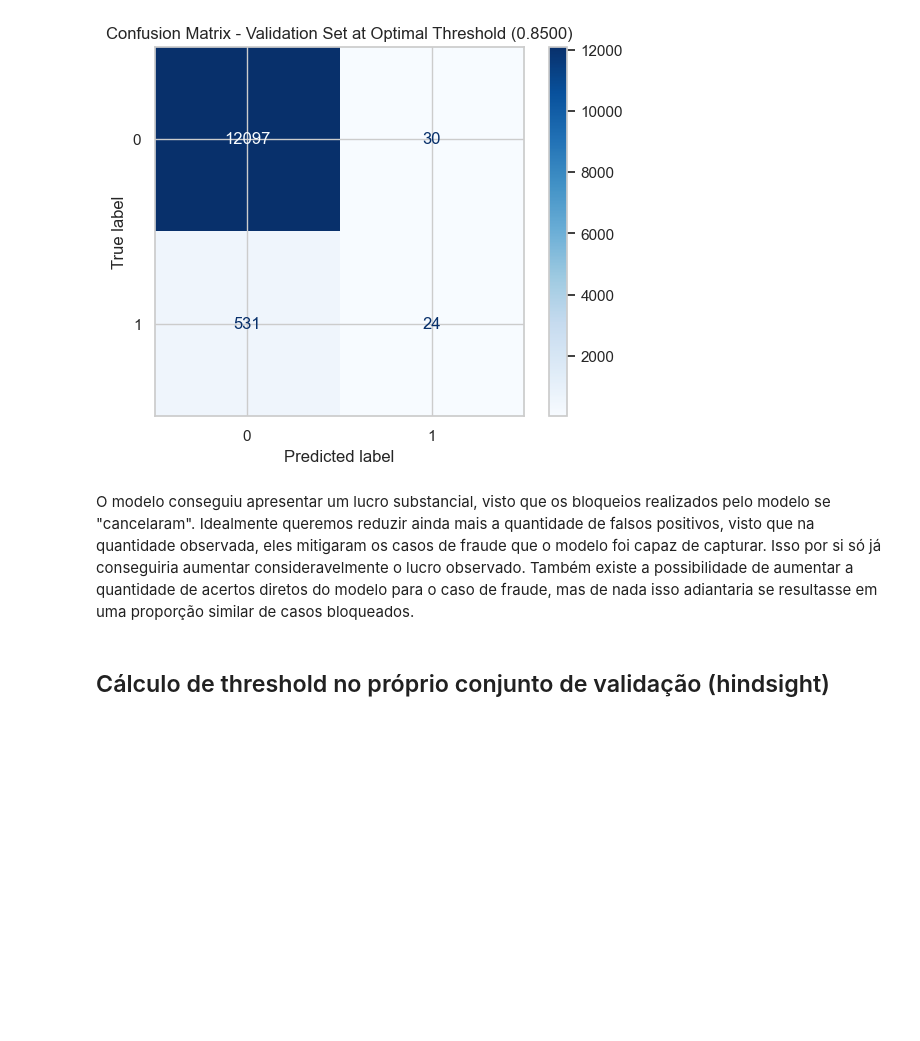
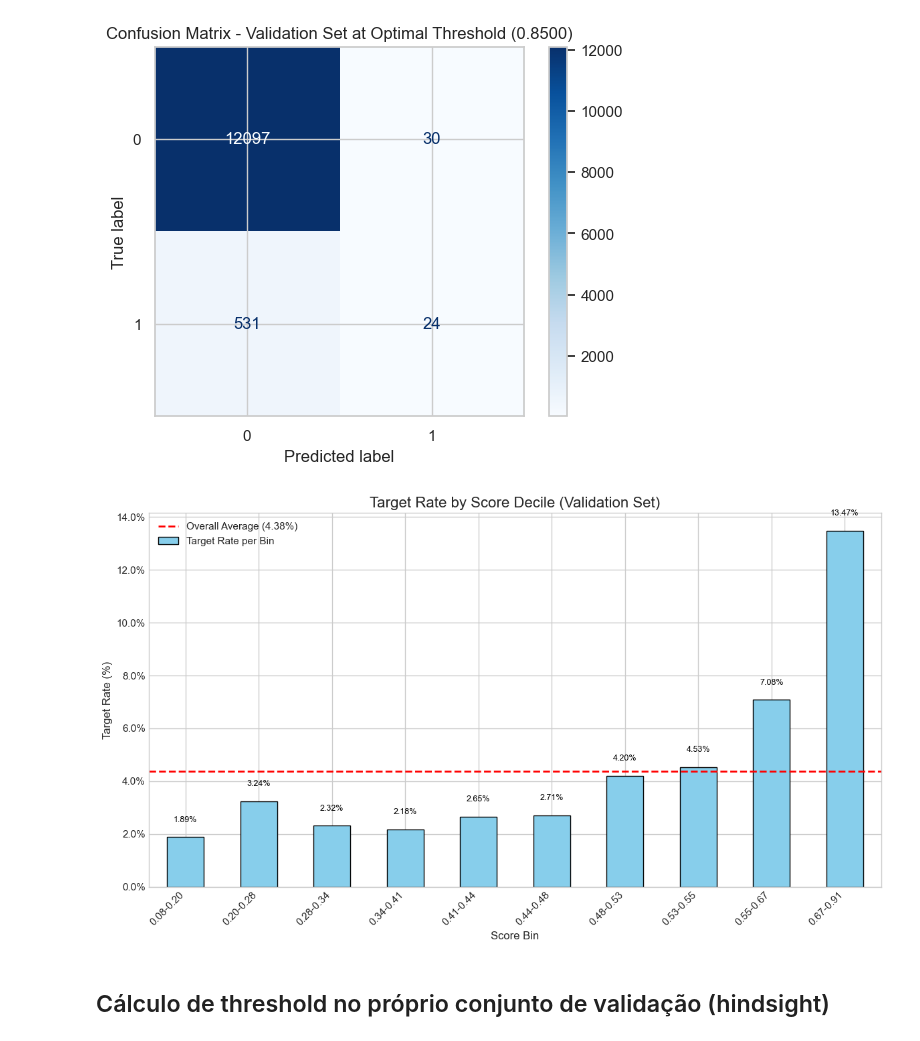
Before and after one commit to RenatoNogFer/Project-4, a Jupyter notebook: main.ipynb, the cells around one changed output. Saved outputs shown, nothing was run; the diff lists cells and outputs as text; code cells hidden in the pictures; blank space fills up the shorter version.

```diff
--- a/main.ipynb
+++ b/main.ipynb
@@ -3037,8 +2955,66 @@ AUC-PR:    0.1454 (independent of threshold)
 
 --- Confusion Matrix ---
 [figure]
-# %% [markdown]
-O modelo conseguiu apresentar um lucro substancial, visto que os bloqueios realizados pelo modelo se "cancelaram". Idealmente queremos reduzir ainda mais a quantidade de falsos positivos, visto que na quantidade observada, eles mitigaram os casos de fraude que o modelo foi capaz de capturar. Isso por si só já conseguiria aumentar consideravelmente o lucro observado. Também existe a possibilidade de aumentar a quantidade de acertos diretos do modelo para o caso de fraude, mas de nada isso adiantaria se resultasse em uma proporção similar de casos bloqueados.
+# %%
+# Predict probabilities on the validation
+y_val_scores_best = final_lgbm_model.predict_proba(X_val)[:, 1]
+
+# Create a DataFrame for easier analysis
+validation_df = pd.DataFrame({
+    'score': y_val_scores_best,
+    'target': y_val.values
+})
+
+# Create 10 bins (deciles) based on the score
+# 'qcut' ensures that each bin has roughly the same number of observations
+validation_df['score_bin'] = pd.qcut(validation_df['score'], q=10, labels=False, duplicates='drop')
+
+# Calculate the target rate (mean of 'target') for each bin
+target_rate_by_bin = validation_df.groupby('score_bin')['target'].mean()
+
+# To make the x-axis labels more intuitive, we can show the score range for each bin
+bin_labels = validation_df.groupby('score_bin')['score'].agg(['min', 'max'])
+bin_labels_str = bin_labels.apply(lambda x: f'{x["min"]:.2f}-{x["max"]:.2f}', axis=1)
+
+# Calculate the overall average target rate for the reference line
+overall_target_rate = validation_df['target'].mean()
+
+# --- Plotting ---
+plt.style.use('seaborn-v0_8-whitegrid')
+fig, ax = plt.subplots(figsize=(12, 7))
+
+# Create the bar plot
+target_rate_by_bin.plot(kind='bar', ax=ax, color='skyblue', edgecolor='black', label='Target Rate per Bin')
+
+# Format the y-axis as percentage
+ax.yaxis.set_major_formatter(mtick.PercentFormatter(1.0))
+
+# Add the reference line for the overall average target rate
+ax.axhline(
+    y=overall_target_rate,
+    color='red',
+    linestyle='--',
+    linewidth=2,
+    label=f'Overall Average ({overall_target_rate:.2%})'
+)
+
+# Add value labels on top of each bar
+for index, value in enumerate(target_rate_by_bin):
+    ax.text(index, value + 0.005, f'{value:.2%}', ha='center', va='bottom', fontsize=9, color='black')
+
+# Set titles and labels
+ax.set_title('Target Rate by Score Decile (Validation Set)', fontsize=16)
+ax.set_xlabel('Score Bin', fontsize=12)
+ax.set_ylabel('Target Rate (%)', fontsize=12)
+
+# Set custom labels for the x-axis ticks to show score ranges
+ax.set_xticklabels(bin_labels_str, rotation=45, ha='right')
+
+ax.legend()
+plt.tight_layout()
+plt.show()
+# %% [output]
+[figure, added]
 # %% [markdown]
 ## Cálculo de threshold no próprio conjunto de validação (hindsight)
 # %%
```
Also changed, not shown: parts of 14 cells of this notebook.
